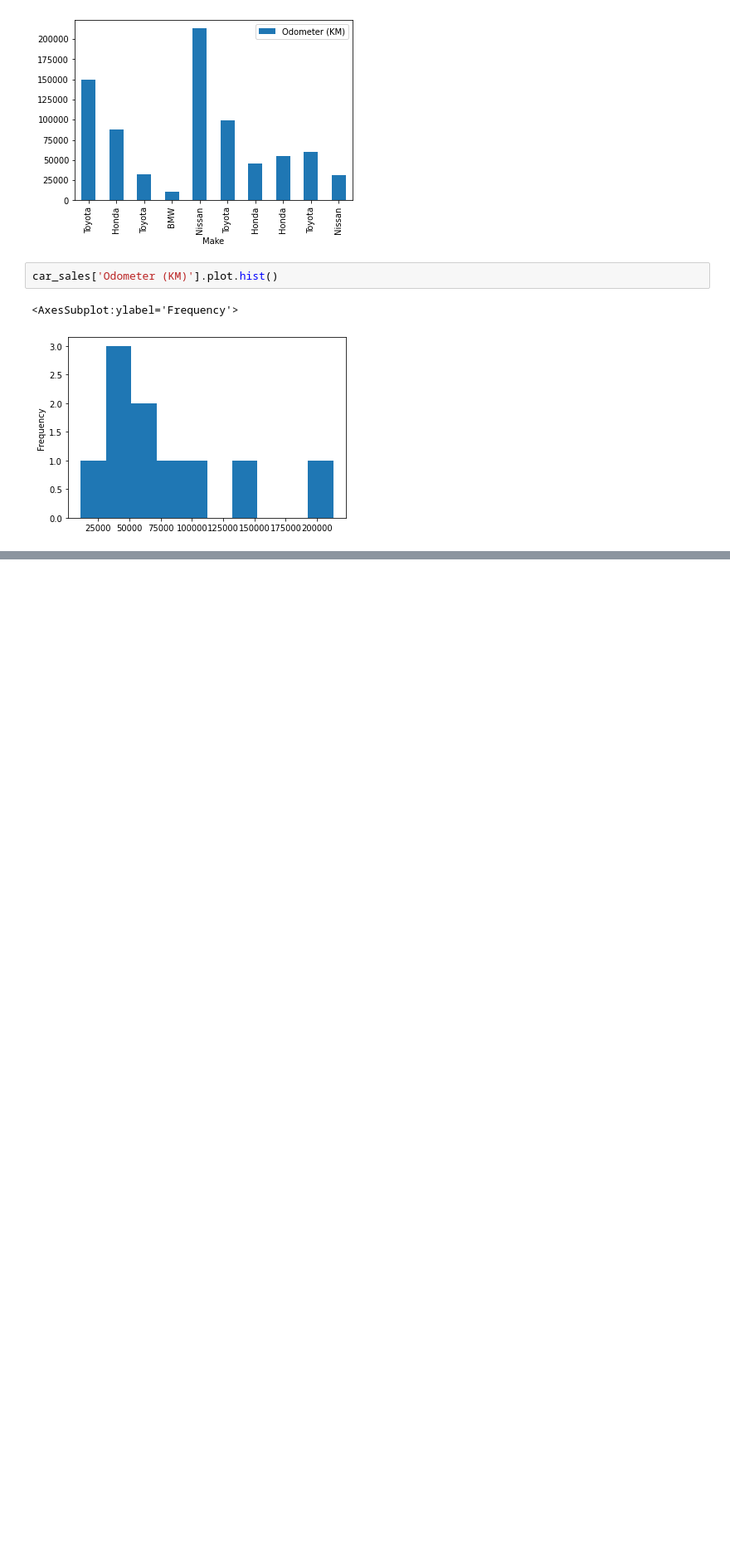
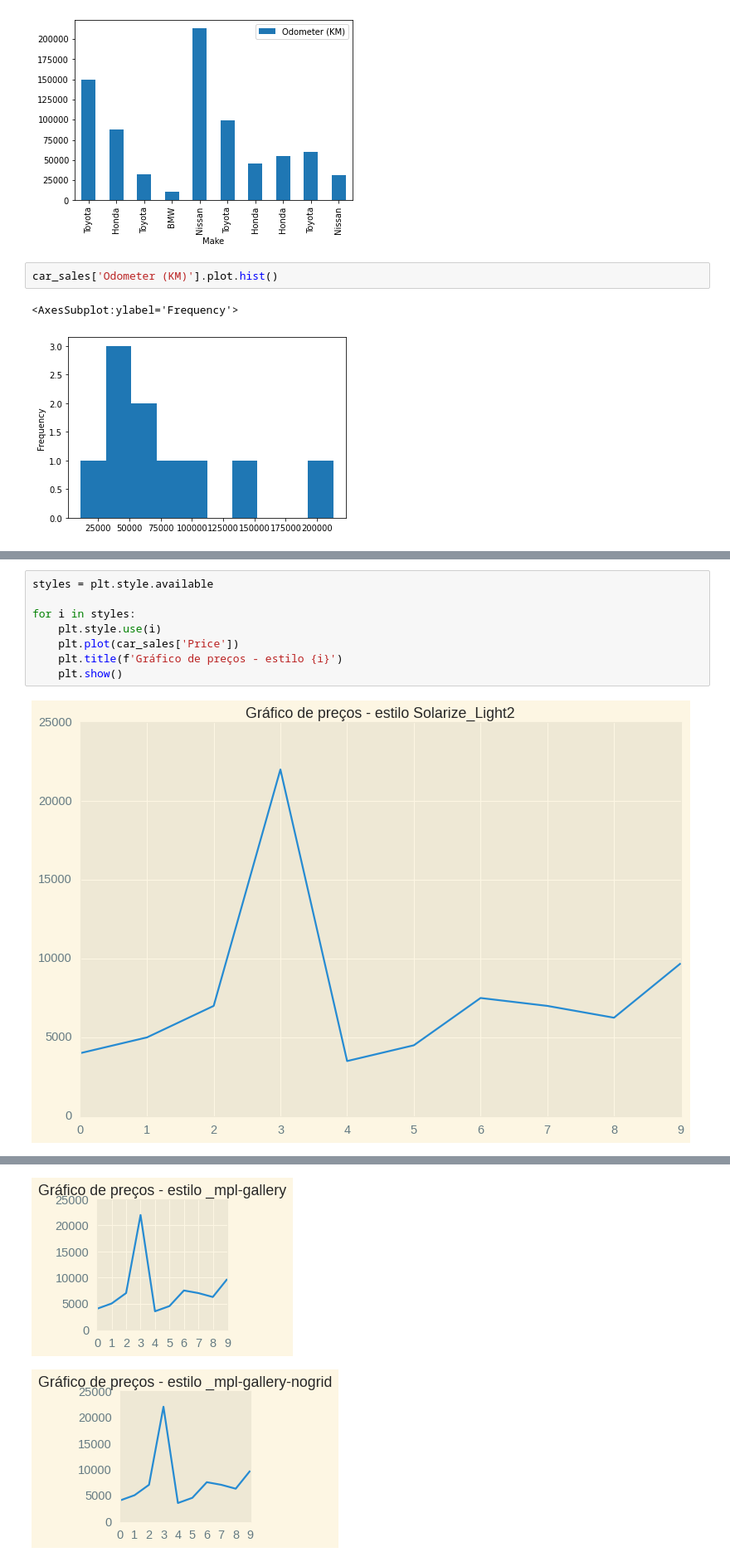
Before and after one commit to pesadaum/learning, a Jupyter notebook: courses/data-science-and-machine-learning-ztm/8_Matplotlib/matplotlib.ipynb, the cells around one changed output, grey strips where cells are left out. Shown at 83% size. Drawn from its saved outputs; the diff is of its cells as text; blank space fills up the shorter version.

```diff
--- a/courses/data-science-and-machine-learning-ztm/8_Matplotlib/matplotlib.ipynb
+++ b/courses/data-science-and-machine-learning-ztm/8_Matplotlib/matplotlib.ipynb
@@ -214,0 +313,10 @@ car_sales['Odometer (KM)'].plot.hist()
+# %%
+styles = plt.style.available
+
+for i in styles:
+    plt.style.use(i)
+    plt.plot(car_sales['Price'])
+    plt.title(f'Gráfico de preços - estilo {i}')
+    plt.show()
+# %% [output]
+[figure, added]
@@ -214,0 +324,2 @@ car_sales['Odometer (KM)'].plot.hist()
+[figure, added]
+[figure, added]
```
Also changed, not shown: parts of 11 cells of this notebook, 6 other files.
